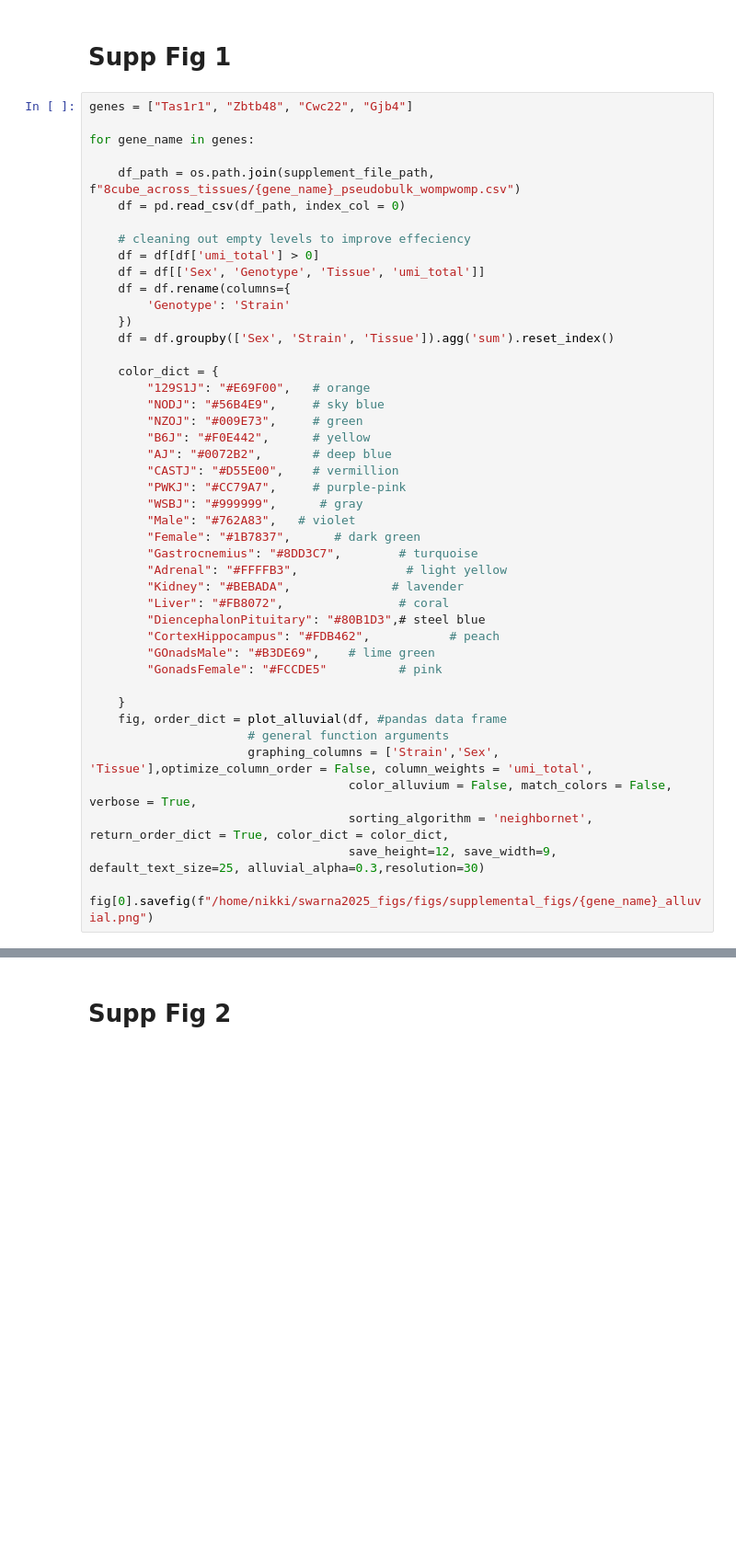
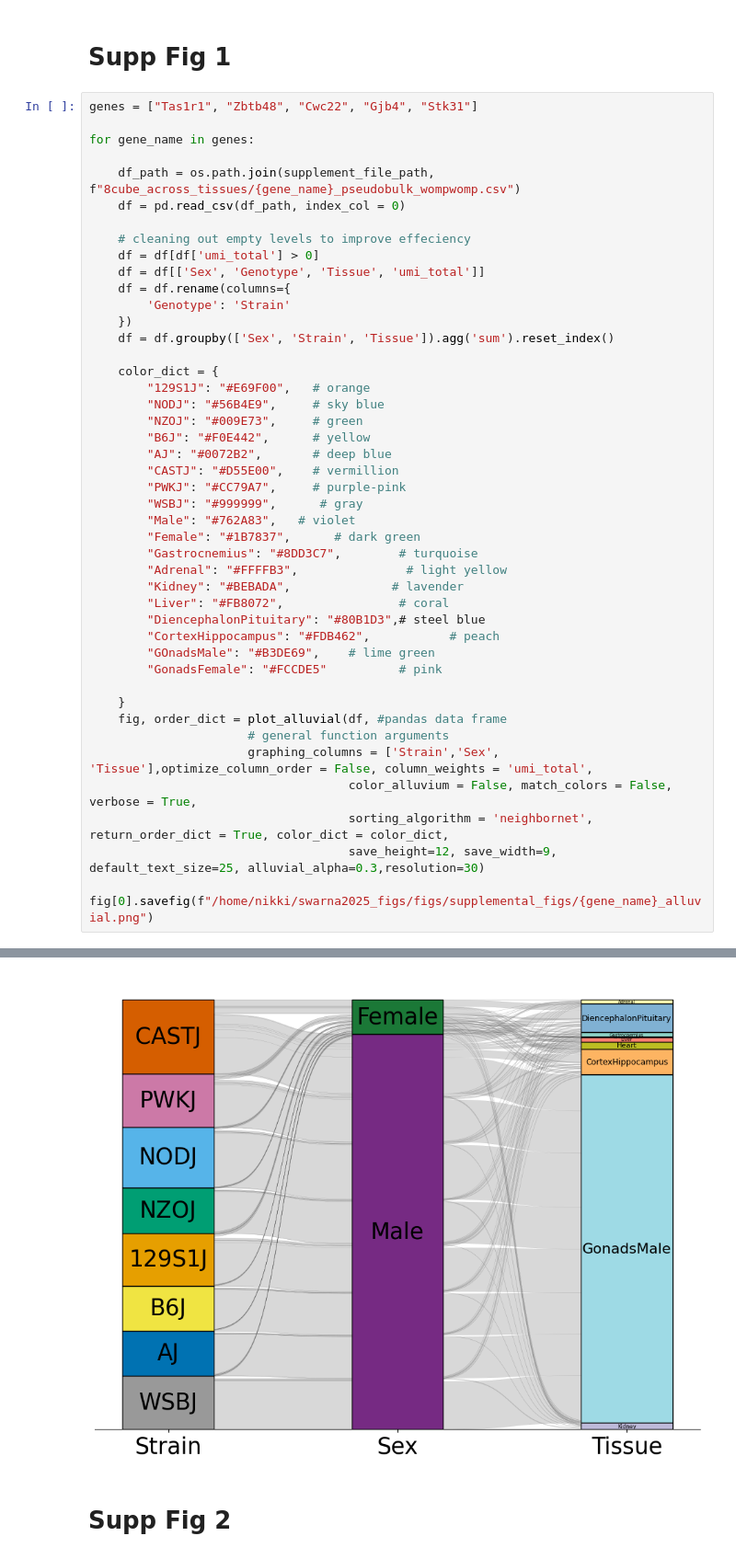
Before and after one commit to pachterlab/SBRGKLAYWMP_2025, a Jupyter notebook: notebooks/supplemental_figs.ipynb, the cells around one changed output, grey strips where cells are left out. Shown at 92% size. Saved outputs shown, nothing was run; the diff lists cells and outputs as text; blank space fills up the shorter version.

```diff
--- a/notebooks/supplemental_figs.ipynb
+++ b/notebooks/supplemental_figs.ipynb
@@ -25,7 +25,7 @@ output_path = "/home/nikki/swarna2025_figs/figs/supplemental_figs/"
 # %% [markdown]
 # Supp Fig 1
 # %%
-genes = ["Tas1r1", "Zbtb48", "Cwc22", "Gjb4"]
+genes = ["Tas1r1", "Zbtb48", "Cwc22", "Gjb4", "Stk31"]
 
 for gene_name in genes:
 
@@ -87,9 +87,10 @@ neighbornet_objective for iteration 18 = 150149582560236
 Plotting Data
 Assigning colors
 [figure]
 [figure]
 [figure]
 [figure]
+[figure, added]
 # %% [markdown]
 # Supp Fig 2
 # %% [markdown]
```
Also changed, not shown: parts of 1 cell of this notebook, 7 other files.
